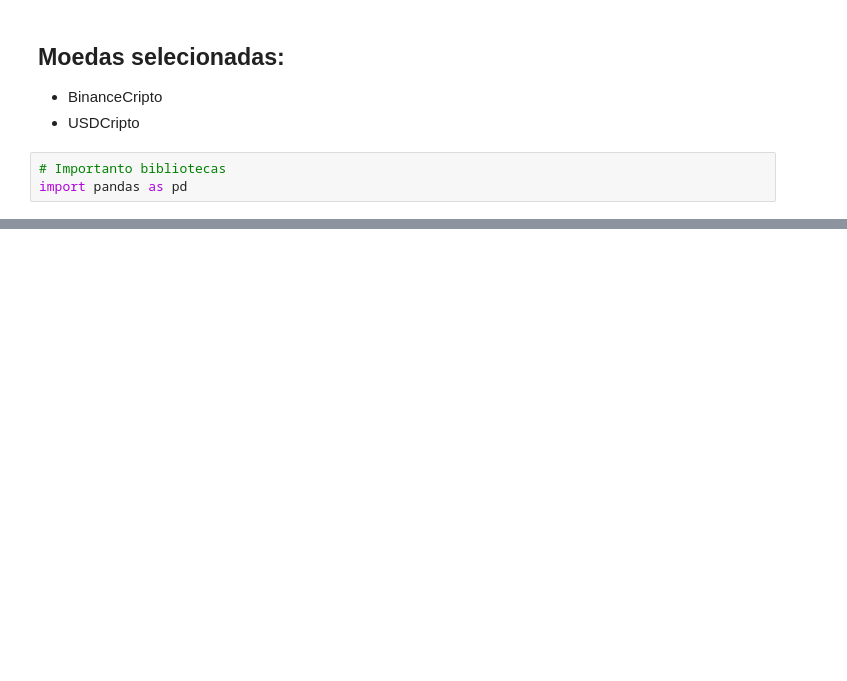
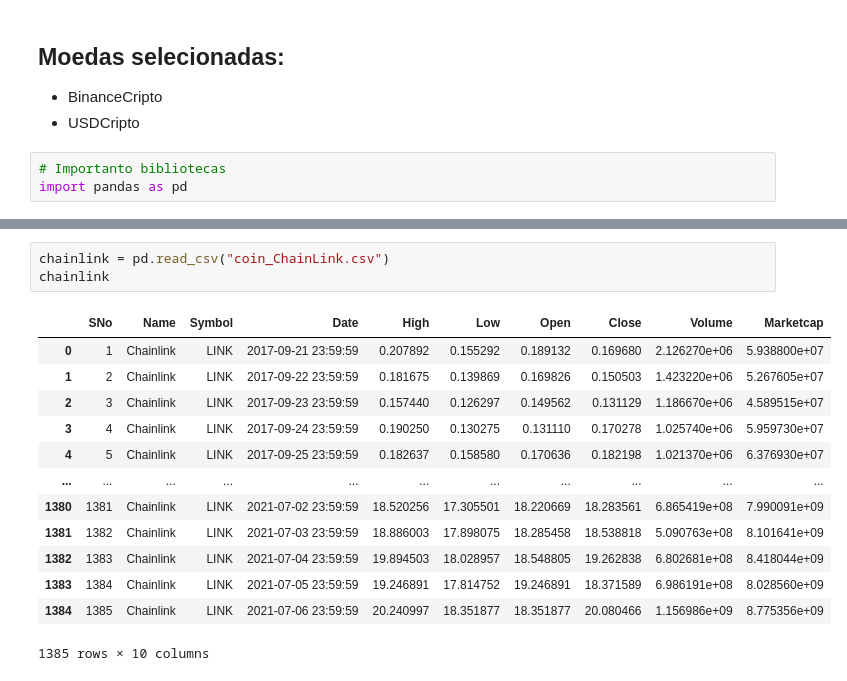
Before and after one commit to luisgoni/Criptomoedas-m5, a Jupyter notebook: Projeto_Cryptomoedas.ipynb, the cells around one changed output, grey strips where cells are left out. Saved outputs shown, nothing was run; the diff lists cells and outputs as text; blank space fills up the shorter version.

```diff
--- a/Projeto_Cryptomoedas.ipynb
+++ b/Projeto_Cryptomoedas.ipynb
@@ -65,0 +89,17 @@ dtype: object
+# %%
+chainlink = pd.read_csv("coin_ChainLink.csv")
+chainlink
+# %% [output]
+|  | SNo | Name | Symbol | Date | High | Low | Open | Close | Volume | Marketcap |
+| 0 | 1 | Chainlink | LINK | 2017-09-21 23:59:59 | 0.207892 | 0.155292 | 0.189132 | 0.169680 | 2.126270e+06 | 5.938800e+07 |
+| 1 | 2 | Chainlink | LINK | 2017-09-22 23:59:59 | 0.181675 | 0.139869 | 0.169826 | 0.150503 | 1.423220e+06 | 5.267605e+07 |
+| 2 | 3 | Chainlink | LINK | 2017-09-23 23:59:59 | 0.157440 | 0.126297 | 0.149562 | 0.131129 | 1.186670e+06 | 4.589515e+07 |
+| 3 | 4 | Chainlink | LINK | 2017-09-24 23:59:59 | 0.190250 | 0.130275 | 0.131110 | 0.170278 | 1.025740e+06 | 5.959730e+07 |
+| 4 | 5 | Chainlink | LINK | 2017-09-25 23:59:59 | 0.182637 | 0.158580 | 0.170636 | 0.182198 | 1.021370e+06 | 6.376930e+07 |
+| ... | ... | ... | ... | ... | ... | ... | ... | ... | ... | ... |
+| 1380 | 1381 | Chainlink | LINK | 2021-07-02 23:59:59 | 18.520256 | 17.305501 | 18.220669 | 18.283561 | 6.865419e+08 | 7.990091e+09 |
+| 1381 | 1382 | Chainlink | LINK | 2021-07-03 23:59:59 | 18.886003 | 17.898075 | 18.285458 | 18.538818 | 5.090763e+08 | 8.101641e+09 |
+| 1382 | 1383 | Chainlink | LINK | 2021-07-04 23:59:59 | 19.894503 | 18.028957 | 18.548805 | 19.262838 | 6.802681e+08 | 8.418044e+09 |
+| 1383 | 1384 | Chainlink | LINK | 2021-07-05 23:59:59 | 19.246891 | 17.814752 | 19.246891 | 18.371589 | 6.986191e+08 | 8.028560e+09 |
+| 1384 | 1385 | Chainlink | LINK | 2021-07-06 23:59:59 | 20.240997 | 18.351877 | 18.351877 | 20.080466 | 1.156986e+09 | 8.775356e+09 |
+1385 rows × 10 columns
```
Also changed, not shown: parts of 13 cells of this notebook.
